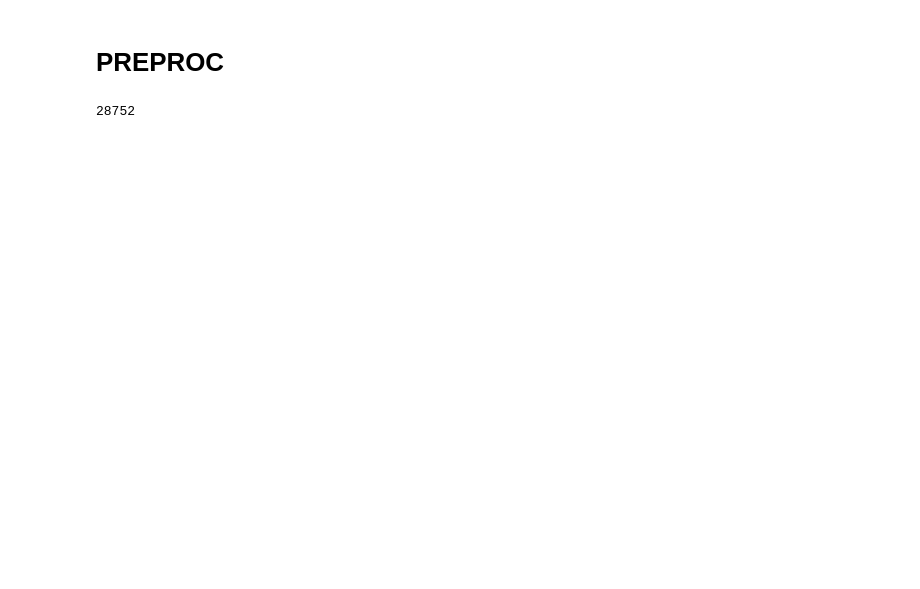
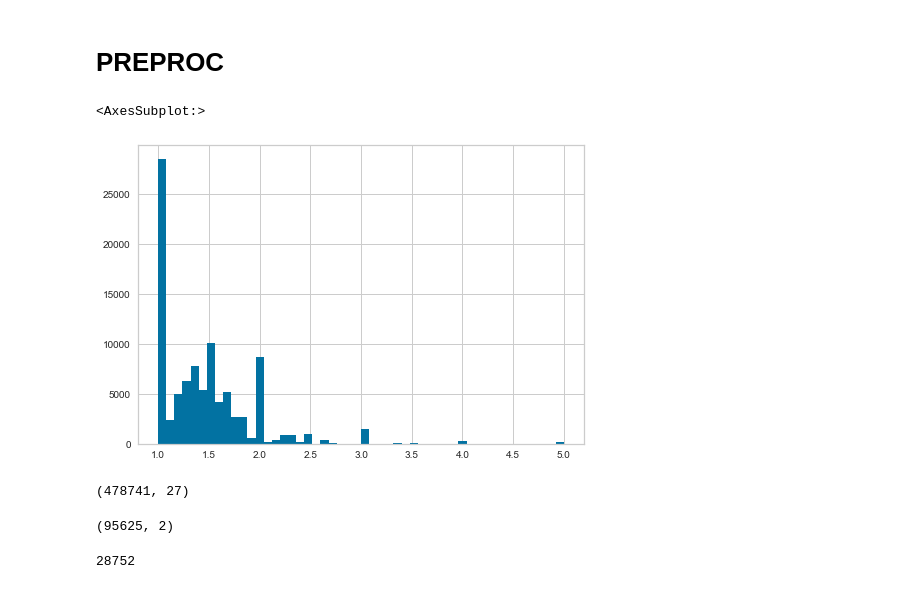
Before and after one commit to NGarb/FailSafe, a Jupyter notebook: 12. Accident Risk/XGB_grid_search.ipynb, the cells around one changed output. Drawn from its saved outputs; the diff is of its cells as text; code cells hidden in the pictures; blank space fills up the shorter version.

```diff
--- a/12. Accident Risk/XGB_grid_search.ipynb
+++ b/12. Accident Risk/XGB_grid_search.ipynb
@@ -38,3 +41,22 @@ train_df = pd.read_csv('./Participants_dataset/train.csv')
+# %%
+# target
+grouped = train_df.groupby('postcode',sort='False',as_index=False)
+# train_enriched_df = train_enriched_df.drop(['Number_of_Casualties','Accident_ID'])
+
+Accident_Risk_Index_df = grouped.apply(lambda grp: sum(grp.Number_of_Casualties) / len(grp.Accident_ID))
+Accident_Risk_Index_df.columns = ['postcode','Accident_Risk_Index']
+Accident_Risk_Index_df.Accident_Risk_Index.hist(bins=50)
+# %% [output]
+<AxesSubplot:>
+[figure, added]
+# %%
+train_df.shape
+# %% [output]
+(478741, 27)
+# %%
+Accident_Risk_Index_df.shape
+# %% [output]
+(95625, 2)
 # %%
 roads_numeric_features = roads_df.select_dtypes([np.number]).columns
 roads_categorical_features = roads_df.select_dtypes(exclude=[np.number]).drop(['WKT','postcode'],axis=1).columns
```
Also changed, not shown: parts of 57 cells of this notebook, 46 other files.
